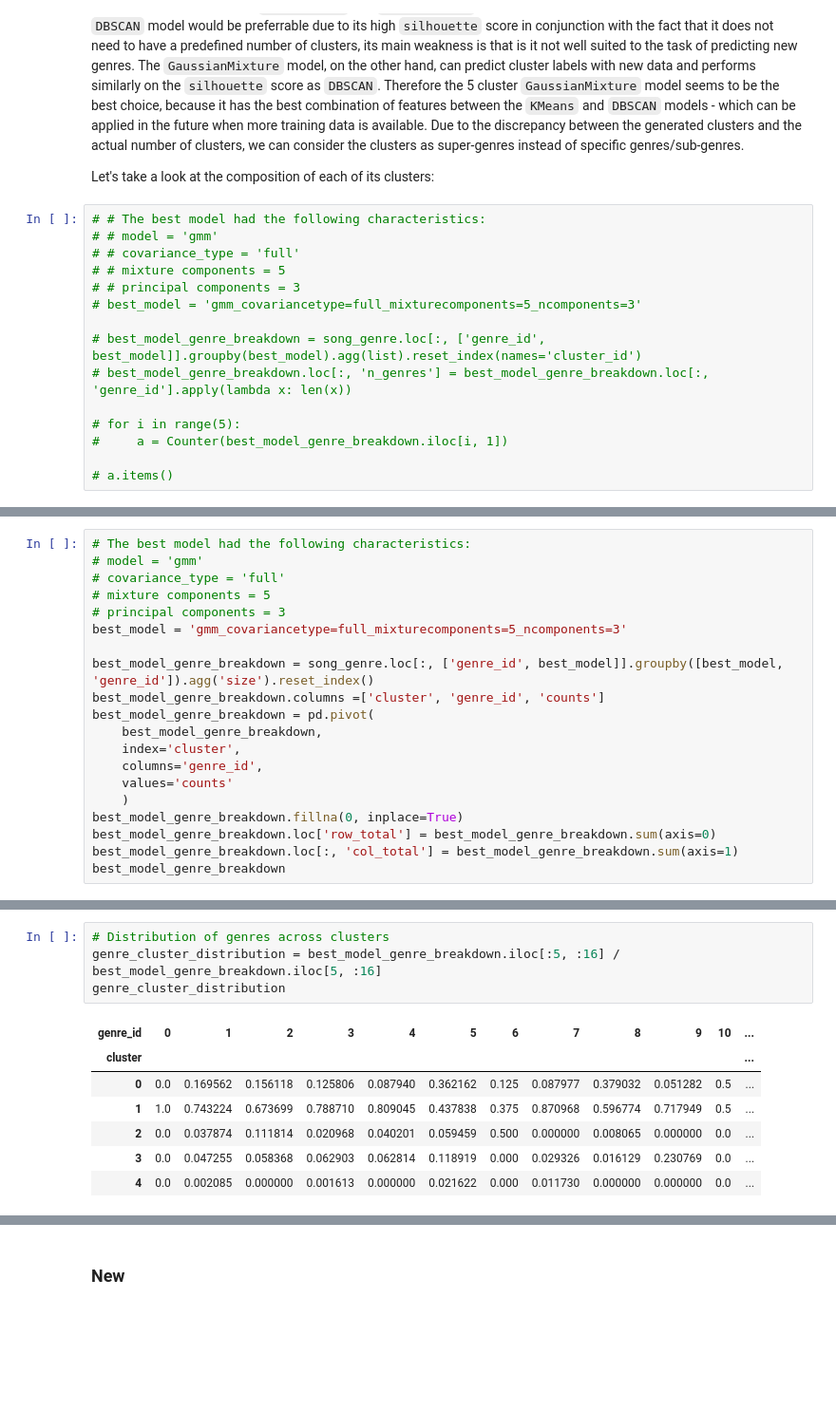
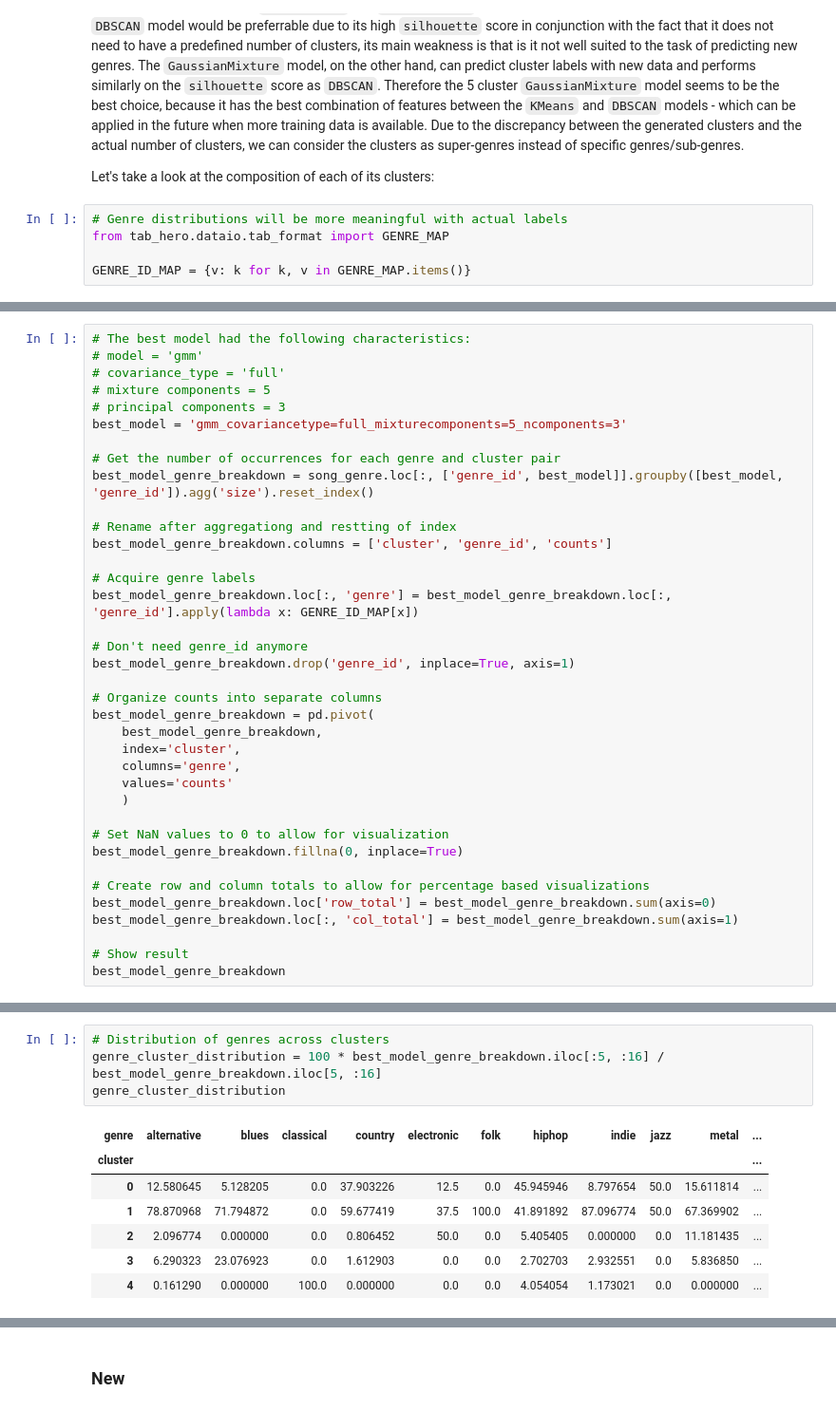
Before and after one commit to MattGroho/tab-hero, a Jupyter notebook: notebooks/unsupervised_pipeline_investigation.ipynb, the cells around one changed output, grey strips where cells are left out. Shown at 95% size. Drawn from its saved outputs; the diff is of its cells as text; blank space fills up the shorter version.

```diff
--- a/notebooks/unsupervised_pipeline_investigation.ipynb
+++ b/notebooks/unsupervised_pipeline_investigation.ipynb
@@ -1627,17 +1627,7 @@ This distribution can provide some insight into why the best models for the `sil
 
 Let's take a look at the composition of each of its clusters:
 # %%
-# # The best model had the following characteristics:
-# # model = 'gmm'
-# # covariance_type = 'full'
-# # mixture components = 5
-# # principal components = 3
-# best_model = 'gmm_covariancetype=full_mixturecomponents=5_ncomponents=3'
+# Genre distributions will be more meaningful with actual labels
+from tab_hero.dataio.tab_format import GENRE_MAP
 
-# best_model_genre_breakdown = song_genre.loc[:, ['genre_id', best_model]].groupby(best_model).agg(list).reset_index(names='cluster_id')
-# best_model_genre_breakdown.loc[:, 'n_genres'] = best_model_genre_breakdown.loc[:, 'genre_id'].apply(lambda x: len(x))
-
-# for i in range(5):
-#     a = Counter(best_model_genre_breakdown.iloc[i, 1])
-
-# a.items()
+GENRE_ID_MAP = {v: k for k, v in GENRE_MAP.items()}
@@ -1651,16 +1639,33 @@ dict_items([(15, 9), (11, 7), (12, 3), (5, 4), (1, 6), (7, 4), (3, 1)])
 # principal components = 3
 best_model = 'gmm_covariancetype=full_mixturecomponents=5_ncomponents=3'
 
+# Get the number of occurrences for each genre and cluster pair
 best_model_genre_breakdown = song_genre.loc[:, ['genre_id', best_model]].groupby([best_model, 'genre_id']).agg('size').reset_index()
-best_model_genre_breakdown.columns =['cluster', 'genre_id', 'counts']
+
+# Rename after aggregationg and restting of index
+best_model_genre_breakdown.columns = ['cluster', 'genre_id', 'counts']
+
+# Acquire genre labels
+best_model_genre_breakdown.loc[:, 'genre'] = best_model_genre_breakdown.loc[:, 'genre_id'].apply(lambda x: GENRE_ID_MAP[x])
+
+# Don't need genre_id anymore
+best_model_genre_breakdown.drop('genre_id', inplace=True, axis=1)
+
+# Organize counts into separate columns
 best_model_genre_breakdown = pd.pivot(
     best_model_genre_breakdown,
     index='cluster',
-    columns='genre_id',
+    columns='genre',
     values='counts'
     )
+
+# Set NaN values to 0 to allow for visualization
 best_model_genre_breakdown.fillna(0, inplace=True)
+
+# Create row and column totals to allow for percentage based visualizations
 best_model_genre_breakdown.loc['row_total'] = best_model_genre_breakdown.sum(axis=0)
 best_model_genre_breakdown.loc[:, 'col_total'] = best_model_genre_breakdown.sum(axis=1)
+
+# Show result
 best_model_genre_breakdown
 # %% [output]
@@ -1675,12 +1703,12 @@ best_model_genre_breakdown
 # %%
 # Distribution of genres across clusters
-genre_cluster_distribution = best_model_genre_breakdown.iloc[:5, :16] /  best_model_genre_breakdown.iloc[5, :16]
+genre_cluster_distribution = 100 * best_model_genre_breakdown.iloc[:5, :16] /  best_model_genre_breakdown.iloc[5, :16]
 genre_cluster_distribution
 # %% [output]
-| genre_id | 0 | 1 | 2 | 3 | 4 | 5 | 6 | 7 | 8 | 9 | 10 | ... |
-| cluster |  |  |  |  |  |  |  |  |  |  |  | ... |
-| 0 | 0.0 | 0.169562 | 0.156118 | 0.125806 | 0.087940 | 0.362162 | 0.125 | 0.087977 | 0.379032 | 0.051282 | 0.5 | ... |
-| 1 | 1.0 | 0.743224 | 0.673699 | 0.788710 | 0.809045 | 0.437838 | 0.375 | 0.870968 | 0.596774 | 0.717949 | 0.5 | ... |
-| 2 | 0.0 | 0.037874 | 0.111814 | 0.020968 | 0.040201 | 0.059459 | 0.500 | 0.000000 | 0.008065 | 0.000000 | 0.0 | ... |
-| 3 | 0.0 | 0.047255 | 0.058368 | 0.062903 | 0.062814 | 0.118919 | 0.000 | 0.029326 | 0.016129 | 0.230769 | 0.0 | ... |
-| 4 | 0.0 | 0.002085 | 0.000000 | 0.001613 | 0.000000 | 0.021622 | 0.000 | 0.011730 | 0.000000 | 0.000000 | 0.0 | ... |
+| genre | alternative | blues | classical | country | electronic | folk | hiphop | indie | jazz | metal | ... |
+| cluster |  |  |  |  |  |  |  |  |  |  | ... |
+| 0 | 12.580645 | 5.128205 | 0.0 | 37.903226 | 12.5 | 0.0 | 45.945946 | 8.797654 | 50.0 | 15.611814 | ... |
+| 1 | 78.870968 | 71.794872 | 0.0 | 59.677419 | 37.5 | 100.0 | 41.891892 | 87.096774 | 50.0 | 67.369902 | ... |
+| 2 | 2.096774 | 0.000000 | 0.0 | 0.806452 | 50.0 | 0.0 | 5.405405 | 0.000000 | 0.0 | 11.181435 | ... |
+| 3 | 6.290323 | 23.076923 | 0.0 | 1.612903 | 0.0 | 0.0 | 2.702703 | 2.932551 | 0.0 | 5.836850 | ... |
+| 4 | 0.161290 | 0.000000 | 100.0 | 0.000000 | 0.0 | 0.0 | 4.054054 | 1.173021 | 0.0 | 0.000000 | ... |
```
Also changed, not shown: parts of 13 cells of this notebook.
